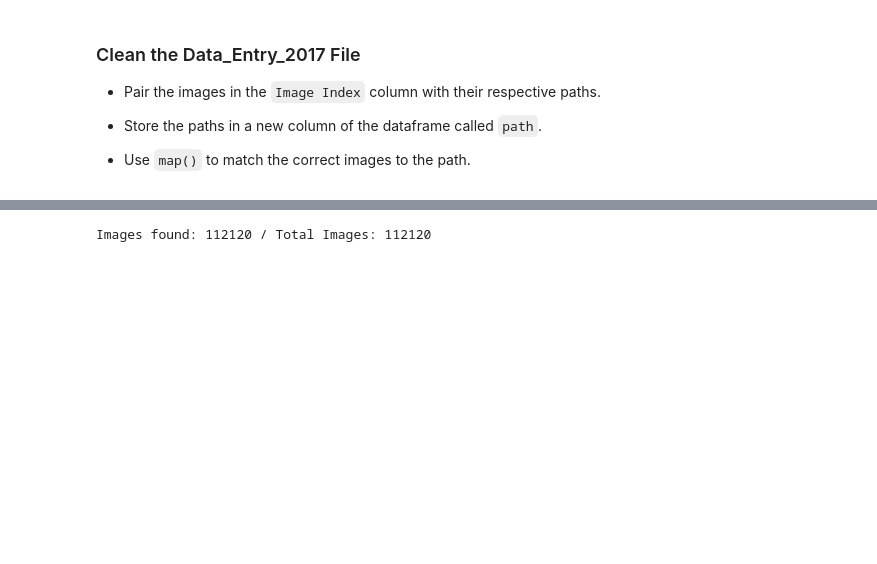
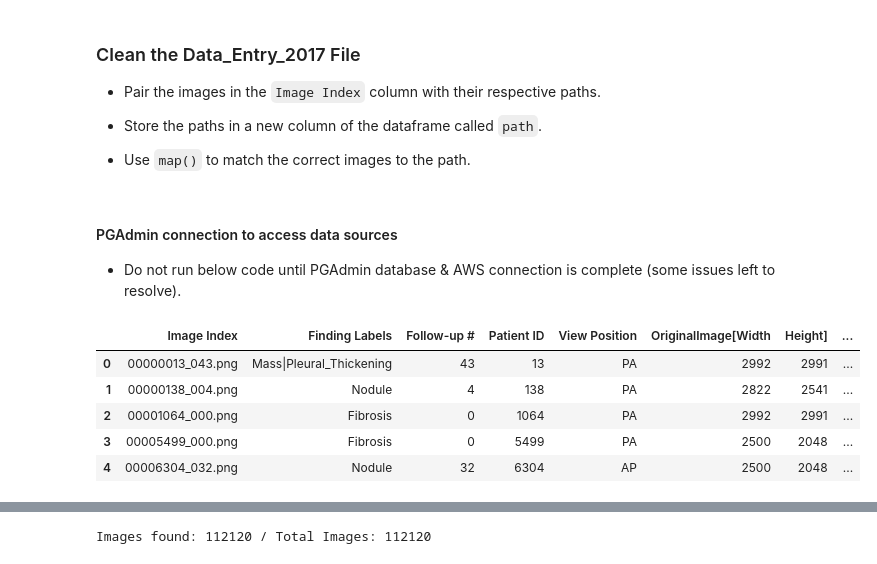
Before and after one commit to emilybstevens/CXR-ML, a Jupyter notebook: provisional_dataprep - updated for pgadmin.ipynb, the cells around one changed output, grey strips where cells are left out. Saved outputs shown, nothing was run; the diff lists cells and outputs as text; code cells hidden in the pictures; blank space fills up the shorter version.

```diff
--- a/provisional_dataprep - updated for pgadmin.ipynb
+++ b/provisional_dataprep - updated for pgadmin.ipynb
@@ -115,3 +107,7 @@ def qc_copy_folder(desired_image_list, destination_folder):
 - Store the paths in a new column of the dataframe called `path`.
 
 - Use `map()` to match the correct images to the path.
+# %% [markdown]
+#### PGAdmin connection to access data sources
+
+- Do not run below code until PGAdmin database & AWS connection is complete (some issues left to resolve).
@@ -118,3 +119,14 @@ def qc_copy_folder(desired_image_list, destination_folder):
+# %%
+# Create dataframe from sql
+all_images_df = pd.read_sql('SELECT * FROM data_classification', engine)
+all_images_df.head()
+# %% [output]
+|  | Image Index | Finding Labels | Follow-up # | Patient ID | View Position | OriginalImage[Width | Height] | ... |
+| 0 | 00000013_043.png | Mass|Pleural_Thickening | 43 | 13 | PA | 2992 | 2991 | ... |
+| 1 | 00000138_004.png | Nodule | 4 | 138 | PA | 2822 | 2541 | ... |
+| 2 | 00001064_000.png | Fibrosis | 0 | 1064 | PA | 2992 | 2991 | ... |
+| 3 | 00005499_000.png | Fibrosis | 0 | 5499 | PA | 2500 | 2048 | ... |
+| 4 | 00006304_032.png | Nodule | 32 | 6304 | AP | 2500 | 2048 | ... |
 # %%
 # Import the Data_Entry_2017.csv file
 
```
Also changed, not shown: parts of 7 cells of this notebook, 2 other files.
